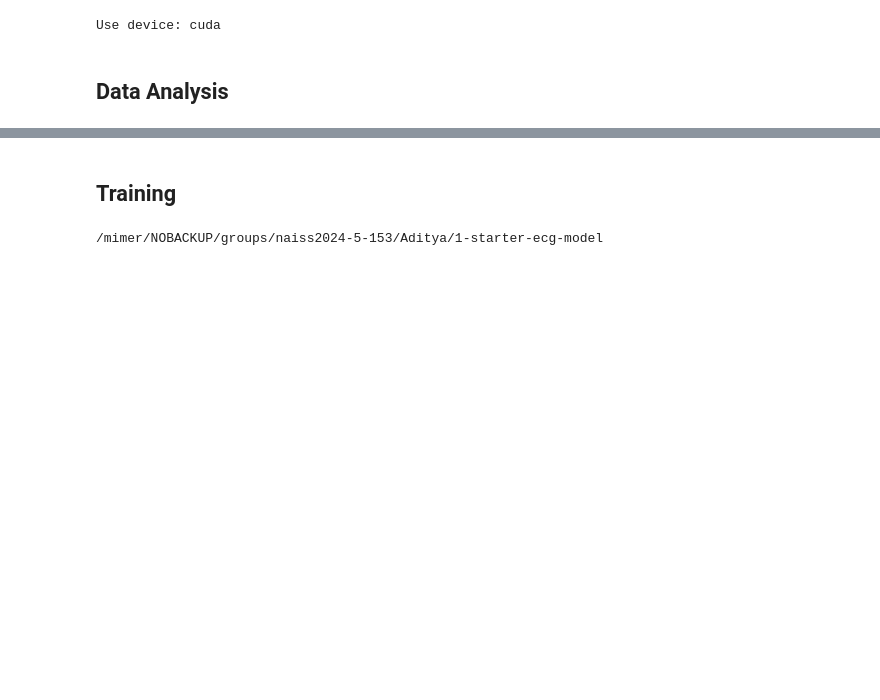
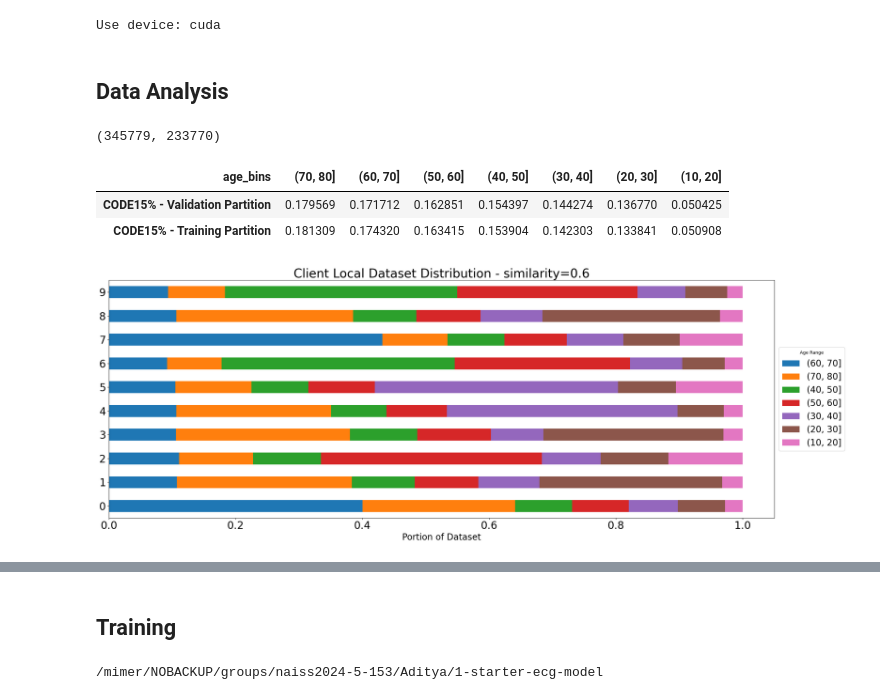
Before and after one commit to adityak714/toyproblem-af-classification, a Jupyter notebook: code15_af_classification.ipynb, the cells around one changed output, grey strips where cells are left out. Saved outputs shown, nothing was run; the diff lists cells and outputs as text; code cells hidden in the pictures; blank space fills up the shorter version.

Commit message:
backup - noniid split graphical form

```diff
--- a/code15_af_classification.ipynb
+++ b/code15_af_classification.ipynb
@@ -23,3 +24,73 @@ tqdm.write("Use device: {device:}\n".format(device=device))
 Use device: cuda
 # %% [markdown]
 ## Data Analysis
+# %%
+df = pd.read_csv('data/code15-12l/exams.csv')
+df2 = df.drop_duplicates(subset=["patient_id"])
+len(df), len(df2)
+# %% [output]
+(345779, 233770)
+# %%
+train = df[~df.trace_file.isin(["exams_part0.hdf5","exams_part1.hdf5","exams_part2.hdf5","exams_part3.hdf5"])].copy()
+valid = df[df.trace_file.isin(["exams_part0.hdf5","exams_part1.hdf5","exams_part2.hdf5","exams_part3.hdf5"])].copy()
+
+train["age_bins"] = pd.cut(train["age"], bins, labels)
+valid["age_bins"] = pd.cut(valid["age"], bins, labels)
+
+train_counts = train["age_bins"].value_counts(normalize=True).to_frame()
+train_counts["validation"] = valid["age_bins"].value_counts(normalize=True)
+
+train_counts.columns = ['CODE15% - Training Partition', 'CODE15% - Validation Partition', 'Test Set (CODE-test)']
+ax = train_counts[sorted(['CODE15% - Training Partition', 'CODE15% - Validation Partition', 'Test Set (CODE-test)'], reverse=True)].T.plot.barh(stacked=True, figsize=(24, 9), fontsize=24)
+plt.title("Age Distribution in CODE-15% ECG Exams", fontsize=28)
+plt.xlabel("Portion of Dataset", fontsize=20)
+plt.legend(loc='center left', bbox_to_anchor=(1.0, 0.5), title="Age Range", fontsize=20)
+
+# annotations:
+for c in ax.containers:
+    # format the number of decimal places and replace 0 with an empty string
+    labels = [f'{w*100:.4f}%' if (w := v.get_width()) > 1 else '' for v in c]
+    ax.bar_label(c, labels=sorted(labels), label_type='edge')
+plt.tight_layout()
+plt.show()
+
+train_counts[sorted(['CODE15% - Training Partition', 'CODE15% - Validation Partition', 'Test Set (CODE-test)'], reverse=True)].T
+# %% [output]
+| age_bins | (70, 80] | (60, 70] | (50, 60] | (40, 50] | (30, 40] | (20, 30] | (10, 20] |
+| CODE15% - Validation Partition | 0.179569 | 0.171712 | 0.162851 | 0.154397 | 0.144274 | 0.136770 | 0.050425 |
+| CODE15% - Training Partition | 0.181309 | 0.174320 | 0.163415 | 0.153904 | 0.142303 | 0.133841 | 0.050908 |
+# %%
+import pickle
+bins = [10, 20, 30, 40, 50, 60, 70, 80]
+labels = [str(i) for i in bins]
+ages = []
+with open("runs_federated/clients10-sim0.6.pkl", "rb") as f:
+    ages = pickle.load(f)
+train_counts = pd.DataFrame(ages).T
+noniid_arr = [[] for _ in range(10)]
+for i in range(10):
+    noniid_arr[i] = pd.cut(train_counts[i], bins, labels).value_counts(normalize=True)
+noniid_arr = pd.DataFrame(noniid_arr).T
+noniid_arr.columns = [str(i) for i in range(10)]
+
+ax = noniid_arr.T.plot.barh(stacked=True, figsize=(24, 9), fontsize=24)
+plt.title(f"Client Local Dataset Distribution - similarity=0.6", fontsize=28)
+plt.xlabel("Portion of Dataset", fontsize=20)
+plt.legend(loc='center left', bbox_to_anchor=(1.0, 0.5), title="Age Range", fontsize=20)
+
+# annotations:
+for c in ax.containers:
+    # format the number of decimal places and replace 0 with an empty string
+    labels = [f'{w*10:.4f}%' if (w := v.get_width()) > 1 else '' for v in c]
+    ax.bar_label(c, labels=sorted(labels), label_type='edge')
+plt.tight_layout()
+plt.show()
+
+#for i in range(len(ages)):
+#    ages[i] = pd.cut(train_counts[i], bins, labels)
+#train_counts[i] = ages.value_counts(normalize=True)
+#train_counts["validation"] = valid["age_bins"].value_counts(normalize=True)
+#train_counts["test"] = test["age_bins"].value_counts(normalize=True)
+#train_counts
+# %% [output]
+[figure, added]
```
Also changed, not shown: parts of 6 cells of this notebook, 44 other files.
